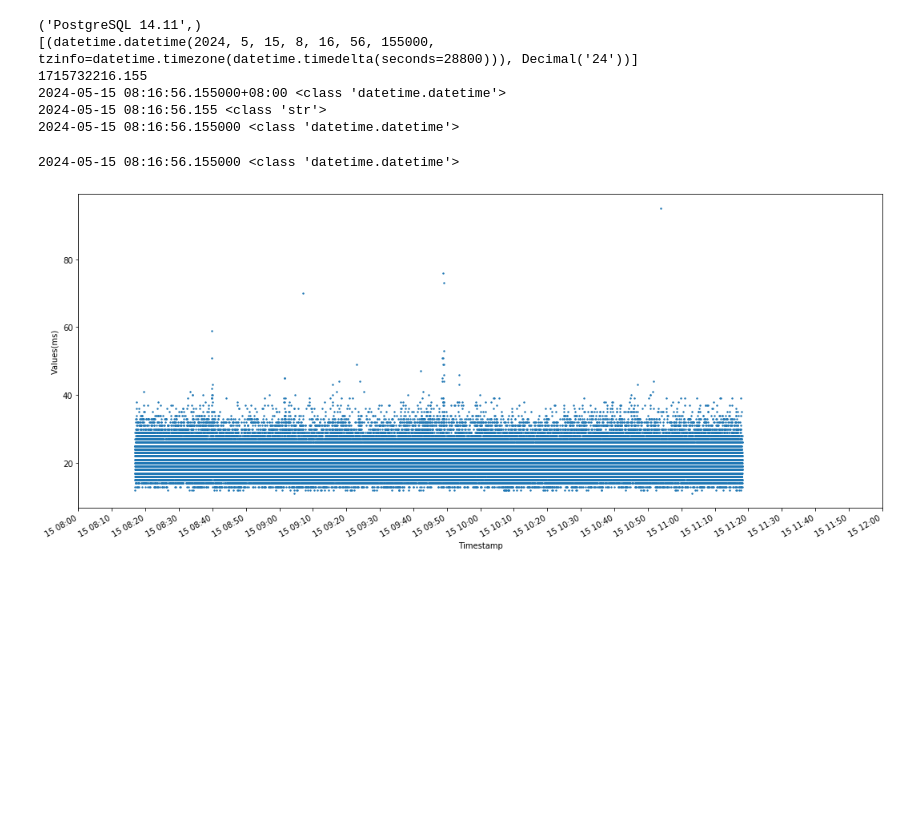
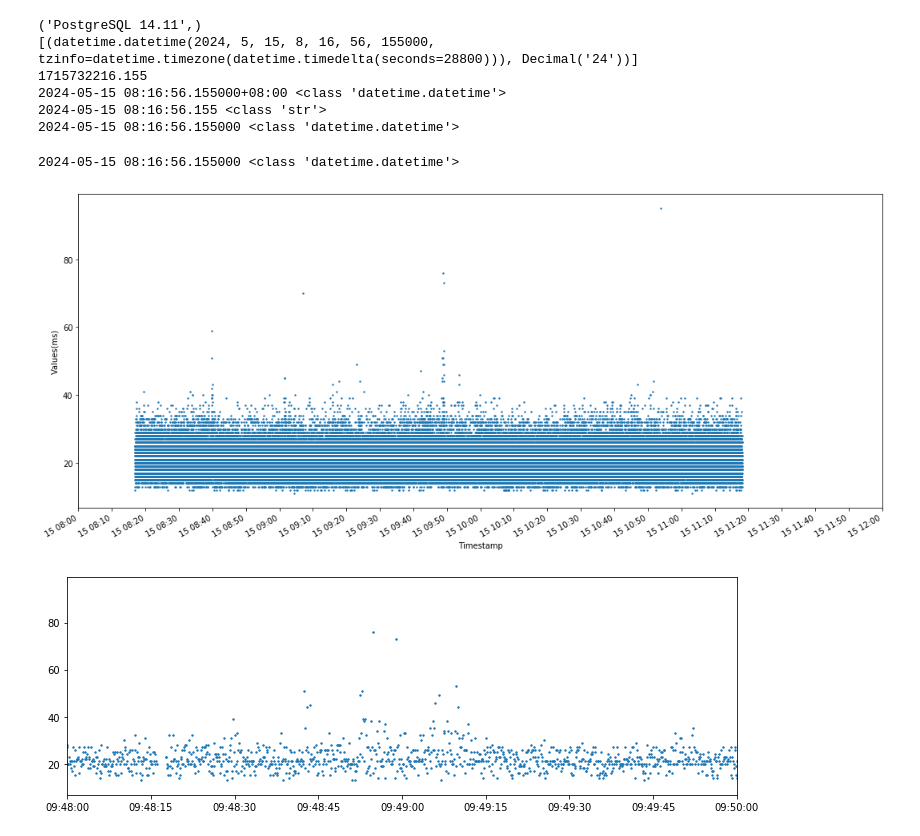
Before and after one commit to echoyzt/python-, a Jupyter notebook: dataAnalysis/db-connection.ipynb, the cells around one changed output. Cells and saved outputs as stored; diff of their text form; code cells hidden in the pictures; blank space fills up the shorter version.

```diff
--- a/dataAnalysis/db-connection.ipynb
+++ b/dataAnalysis/db-connection.ipynb
@@ -62,19 +62,32 @@ for time in timeResults:
 # %%
 print(x_list[0], type(x_list[0]))
 # 设置横轴为日期格式 '%Y-%m-%d %H:%M:%S:%f %Z'
+
+cursor.execute("SELECT * FROM _2024_05_15_networkrecord_log ORDER BY timestamp ASC;")
+timeResults=cursor.fetchall()
+
+
 fig=plt.figure(figsize=(18, 8))
-ax=fig.add_subplot(111)
+ax=fig.add_subplot(1,1,1)
 ax.set_xlim([datetime(2024,5,15,8), datetime(2024,5,15,12)])
 # 旋转日期标签，避免重叠
 plt.gcf().autofmt_xdate()
 plt.xlabel('Timestamp')
 plt.ylabel('Values(ms)')
 
 plt.gca().xaxis.set_major_locator(plt.matplotlib.dates.MinuteLocator(byminute=range(0,60,10)))#每10分钟标记一次
 
 
 plt.scatter(x_list,y_list,s=sizes)
 plt.show()
+
+
+
+plt.figure(figsize=(12, 4))
+plt.xlim([datetime(2024,5,15,9,48), datetime(2024,5,15,9,50)])
+plt.scatter(x_list,y_list,s=sizes)
+plt.show()
 # %% [output]
 2024-05-15 08:16:56.155000 <class 'datetime.datetime'>
 [figure]
+[figure, added]
```
Also changed, not shown: parts of 1 cell of this notebook, 1 other file.
